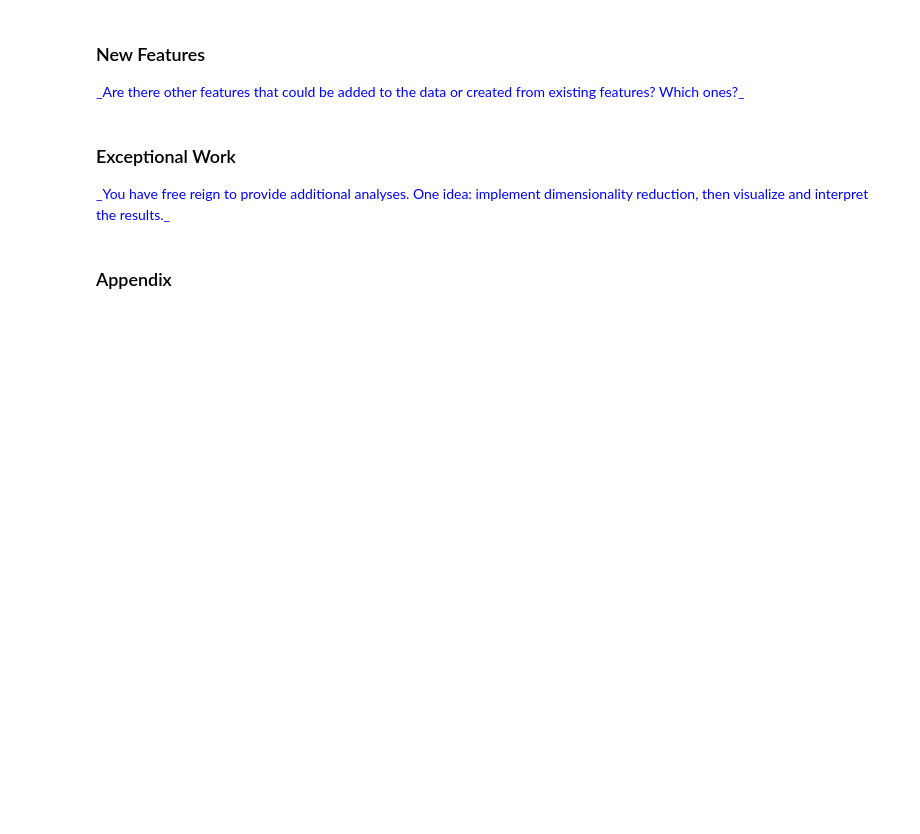
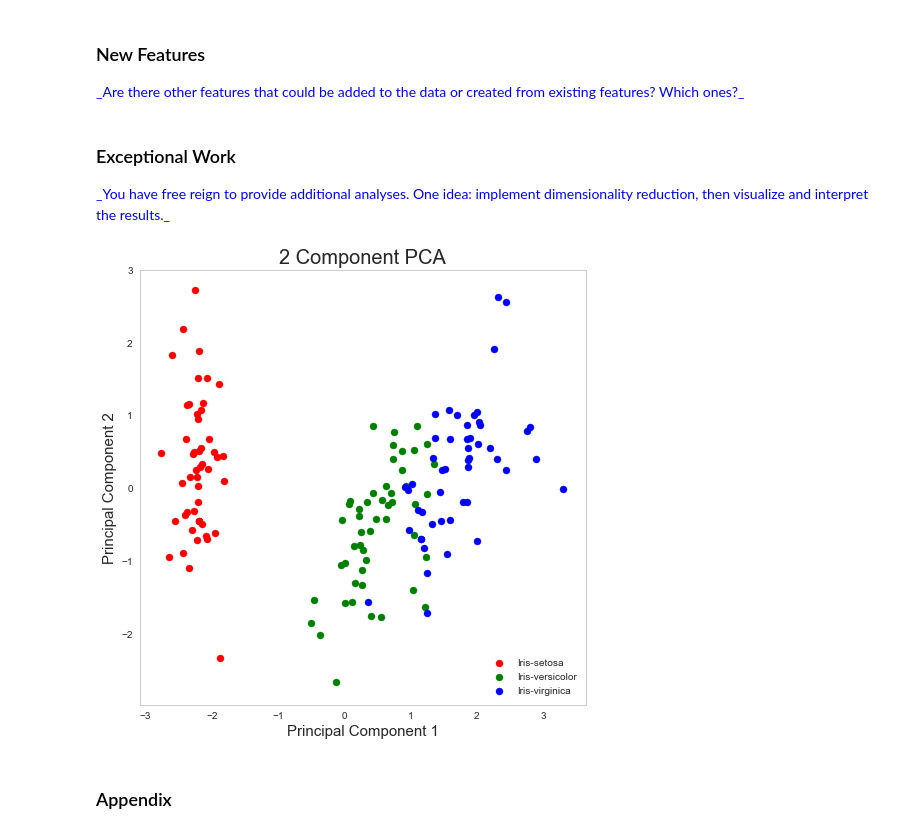
Before and after one commit to davxdan/DataMiningGroupProjects, a Jupyter notebook: Project1/First Project Work Week Assignment.ipynb, the cells around one changed output. Saved outputs shown, nothing was run; the diff lists cells and outputs as text; code cells hidden in the pictures; blank space fills up the shorter version.

```diff
--- a/Project1/First Project Work Week Assignment.ipynb
+++ b/Project1/First Project Work Week Assignment.ipynb
@@ -310,3 +306,46 @@ df_pca = pd.DataFrame(X_pca,columns=[pca_weight_strings])
+# %%
+import pandas as pd
+import numpy as np
+import matplotlib.pyplot as plt
+from sklearn.decomposition import PCA
+from sklearn.preprocessing import StandardScaler
+%matplotlib inline
+
+url = "https://archive.ics.uci.edu/ml/machine-learning-databases/iris/iris.data"
+df = pd.read_csv(url, names=['sepal length','sepal width','petal length','petal width','target'])
+
+#Since PCA yields a feature subspace that maximizes the variance along the axes, it makes sense to standardize the data,
+#especially, if it was measured on different scales. Although, all features in the Iris dataset were measured in centimeters,
+#let us continue with the transformation of the data onto unit scale (mean=0 and variance=1), which is a requirement
+#for the optimal performance of many machine learning algorithms.
+
+features = ['sepal length', 'sepal width', 'petal length', 'petal width']
+x = df.loc[:, features].values
+y = df.loc[:,['target']].values
+x = StandardScaler().fit_transform(x)
+pd.DataFrame(data = x, columns = features).head()
+pca = PCA(n_components=2)
+principalComponents = pca.fit_transform(x)
+principalDf = pd.DataFrame(data = principalComponents
+             , columns = ['principal component 1', 'principal component 2'])
+finalDf = pd.concat([principalDf, df[['target']]], axis = 1)
+fig = plt.figure(figsize = (8,8))
+ax = fig.add_subplot(1,1,1)
+ax.set_xlabel('Principal Component 1', fontsize = 15)
+ax.set_ylabel('Principal Component 2', fontsize = 15)
+ax.set_title('2 Component PCA', fontsize = 20)
+targets = ['Iris-setosa', 'Iris-versicolor', 'Iris-virginica']
+colors = ['r', 'g', 'b']
+for target, color in zip(targets,colors):
+    indicesToKeep = finalDf['target'] == target
+    ax.scatter(finalDf.loc[indicesToKeep, 'principal component 1']
+               , finalDf.loc[indicesToKeep, 'principal component 2']
+               , c = color
+               , s = 50)
+ax.legend(targets)
+ax.grid()
+# %% [output]
+[figure, added]
 # %% [markdown]
 ### Appendix
 # %% [markdown]
```
Also changed, not shown: parts of 4 cells of this notebook.
